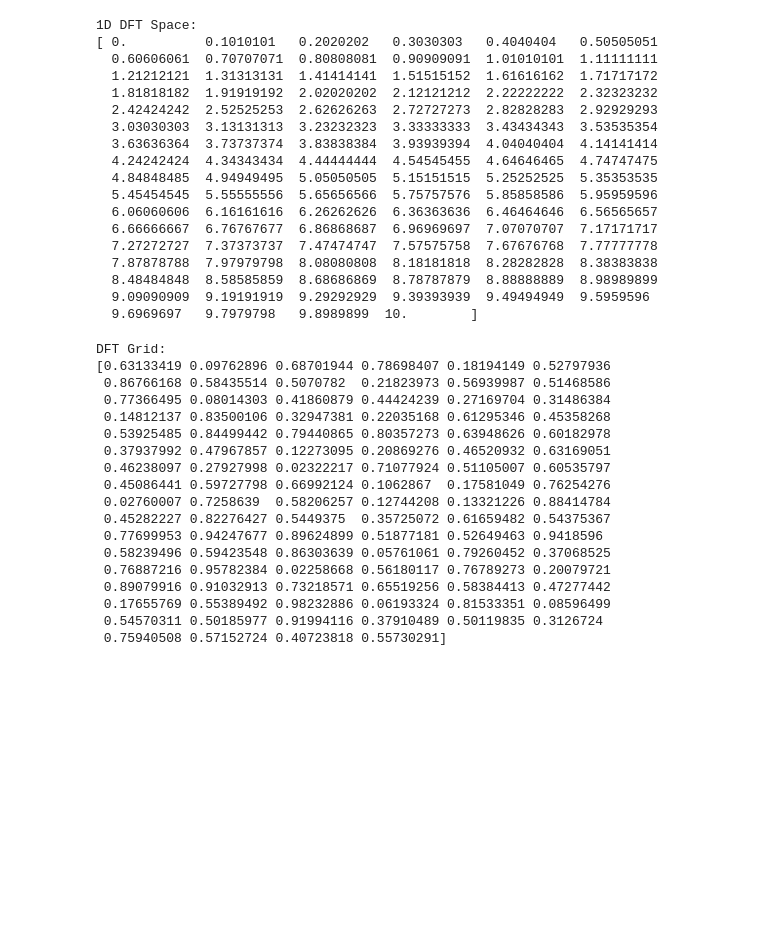
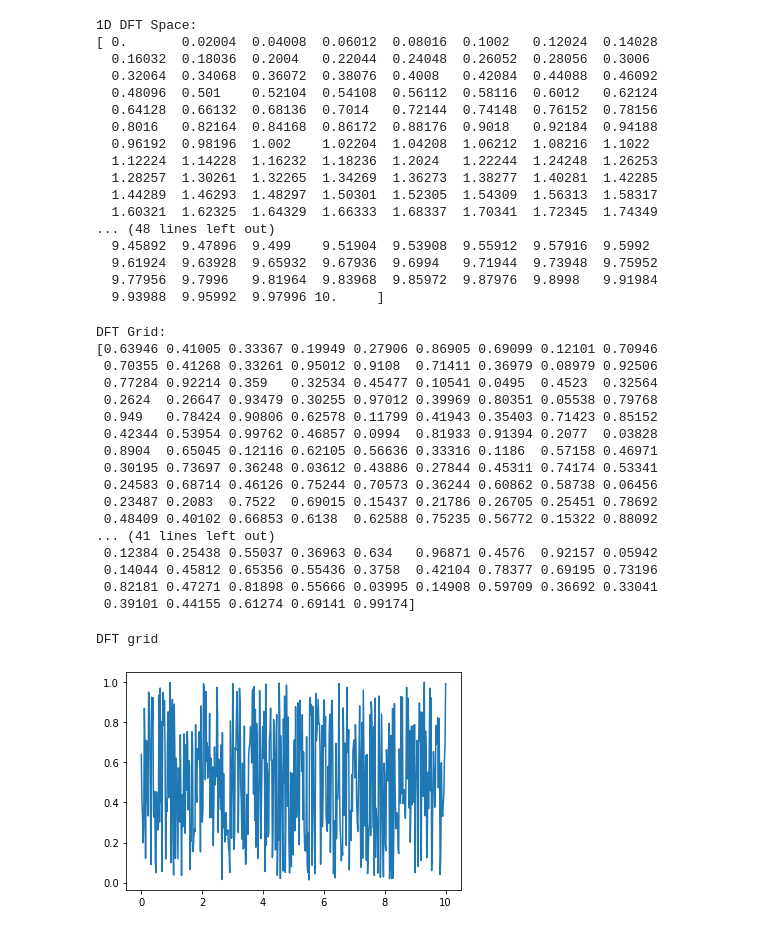
Before and after one commit to dylanh05/pyDFT, a Jupyter notebook: 1DDFT.ipynb, the cells around one changed output. Cells and saved outputs as stored; diff of their text form; code cells hidden in the pictures; blank space fills up the shorter version.

```diff
--- a/1DDFT.ipynb
+++ b/1DDFT.ipynb
@@ -89,49 +111,50 @@ class DFT:
 # %%
-space = np.linspace(0, 10, 100)
+space = np.linspace(0, 10, 500)
 print("1D DFT Space: ")
 print(space)
 # %% [output]
 1D DFT Space:
-[ 0.          0.1010101   0.2020202   0.3030303   0.4040404   0.50505051
-  0.60606061  0.70707071  0.80808081  0.90909091  1.01010101  1.11111111
-  1.21212121  1.31313131  1.41414141  1.51515152  1.61616162  1.71717172
-  1.81818182  1.91919192  2.02020202  2.12121212  2.22222222  2.32323232
-  2.42424242  2.52525253  2.62626263  2.72727273  2.82828283  2.92929293
-  3.03030303  3.13131313  3.23232323  3.33333333  3.43434343  3.53535354
-  3.63636364  3.73737374  3.83838384  3.93939394  4.04040404  4.14141414
-  4.24242424  4.34343434  4.44444444  4.54545455  4.64646465  4.74747475
-  4.84848485  4.94949495  5.05050505  5.15151515  5.25252525  5.35353535
-  5.45454545  5.55555556  5.65656566  5.75757576  5.85858586  5.95959596
-  6.06060606  6.16161616  6.26262626  6.36363636  6.46464646  6.56565657
-  6.66666667  6.76767677  6.86868687  6.96969697  7.07070707  7.17171717
-  7.27272727  7.37373737  7.47474747  7.57575758  7.67676768  7.77777778
-  7.87878788  7.97979798  8.08080808  8.18181818  8.28282828  8.38383838
-  8.48484848  8.58585859  8.68686869  8.78787879  8.88888889  8.98989899
-  9.09090909  9.19191919  9.29292929  9.39393939  9.49494949  9.5959596
-  9.6969697   9.7979798   9.8989899  10.        ]
+[ 0.       0.02004  0.04008  0.06012  0.08016  0.1002   0.12024  0.14028
+  0.16032  0.18036  0.2004   0.22044  0.24048  0.26052  0.28056  0.3006
+  0.32064  0.34068  0.36072  0.38076  0.4008   0.42084  0.44088  0.46092
+  0.48096  0.501    0.52104  0.54108  0.56112  0.58116  0.6012   0.62124
+  0.64128  0.66132  0.68136  0.7014   0.72144  0.74148  0.76152  0.78156
+  0.8016   0.82164  0.84168  0.86172  0.88176  0.9018   0.92184  0.94188
+  0.96192  0.98196  1.002    1.02204  1.04208  1.06212  1.08216  1.1022
+  1.12224  1.14228  1.16232  1.18236  1.2024   1.22244  1.24248  1.26253
+  1.28257  1.30261  1.32265  1.34269  1.36273  1.38277  1.40281  1.42285
+  1.44289  1.46293  1.48297  1.50301  1.52305  1.54309  1.56313  1.58317
+  1.60321  1.62325  1.64329  1.66333  1.68337  1.70341  1.72345  1.74349
+... (48 lines left out)
+  9.45892  9.47896  9.499    9.51904  9.53908  9.55912  9.57916  9.5992
+  9.61924  9.63928  9.65932  9.67936  9.6994   9.71944  9.73948  9.75952
+  9.77956  9.7996   9.81964  9.83968  9.85972  9.87976  9.8998   9.91984
+  9.93988  9.95992  9.97996 10.     ]
 # %%
-x = np.random.rand(100)
+x = np.random.rand(500)
 print("DFT Grid: ")
 print(x)
 # %% [output]
 DFT Grid:
-[0.63133419 0.09762896 0.68701944 0.78698407 0.18194149 0.52797936
- 0.86766168 0.58435514 0.5070782  0.21823973 0.56939987 0.51468586
- 0.77366495 0.08014303 0.41860879 0.44424239 0.27169704 0.31486384
- 0.14812137 0.83500106 0.32947381 0.22035168 0.61295346 0.45358268
- 0.53925485 0.84499442 0.79440865 0.80357273 0.63948626 0.60182978
- 0.37937992 0.47967857 0.12273095 0.20869276 0.46520932 0.63169051
- 0.46238097 0.27927998 0.02322217 0.71077924 0.51105007 0.60535797
- 0.45086441 0.59727798 0.66992124 0.1062867  0.17581049 0.76254276
- 0.02760007 0.7258639  0.58206257 0.12744208 0.13321226 0.88414784
- 0.45282227 0.82276427 0.5449375  0.35725072 0.61659482 0.54375367
- 0.77699953 0.94247677 0.89624899 0.51877181 0.52649463 0.9418596
- 0.58239496 0.59423548 0.86303639 0.05761061 0.79260452 0.37068525
- 0.76887216 0.95782384 0.02258668 0.56180117 0.76789273 0.20079721
- 0.89079916 0.91032913 0.73218571 0.65519256 0.58384413 0.47277442
- 0.17655769 0.55389492 0.98232886 0.06193324 0.81533351 0.08596499
- 0.54570311 0.50185977 0.91994116 0.37910489 0.50119835 0.3126724
- 0.75940508 0.57152724 0.40723818 0.55730291]
+[0.63946 0.41005 0.33367 0.19949 0.27906 0.86905 0.69099 0.12101 0.70946
+ 0.70355 0.41268 0.33261 0.95012 0.9108  0.71411 0.36979 0.08979 0.92506
+ 0.77284 0.92214 0.359   0.32534 0.45477 0.10541 0.0495  0.4523  0.32564
+ 0.2624  0.26647 0.93479 0.30255 0.97012 0.39969 0.80351 0.05538 0.79768
+ 0.949   0.78424 0.90806 0.62578 0.11799 0.41943 0.35403 0.71423 0.85152
+ 0.42344 0.53954 0.99762 0.46857 0.0994  0.81933 0.91394 0.2077  0.03828
+ 0.8904  0.65045 0.12116 0.62105 0.56636 0.33316 0.1186  0.57158 0.46971
+ 0.30195 0.73697 0.36248 0.03612 0.43886 0.27844 0.45311 0.74174 0.53341
+ 0.24583 0.68714 0.46126 0.75244 0.70573 0.36244 0.60862 0.58738 0.06456
+ 0.23487 0.2083  0.7522  0.69015 0.15437 0.21786 0.26705 0.25451 0.78692
+ 0.48409 0.40102 0.66853 0.6138  0.62588 0.75235 0.56772 0.15322 0.88092
+... (41 lines left out)
+ 0.12384 0.25438 0.55037 0.36963 0.634   0.96871 0.4576  0.92157 0.05942
+ 0.14044 0.45812 0.65356 0.55436 0.3758  0.42104 0.78377 0.69195 0.73196
+ 0.82181 0.47271 0.81898 0.55666 0.03995 0.14908 0.59709 0.36692 0.33041
+ 0.39101 0.44155 0.61274 0.69141 0.99174]
 # %%
 State = DFT(space, x, "harmonic")
-first_derivs, second_derivs = State.compute_derivs(x)
+State.plot_grid()
+# %% [output]
+DFT grid
+[figure, added]
```
Also changed, not shown: parts of 16 cells of this notebook.
